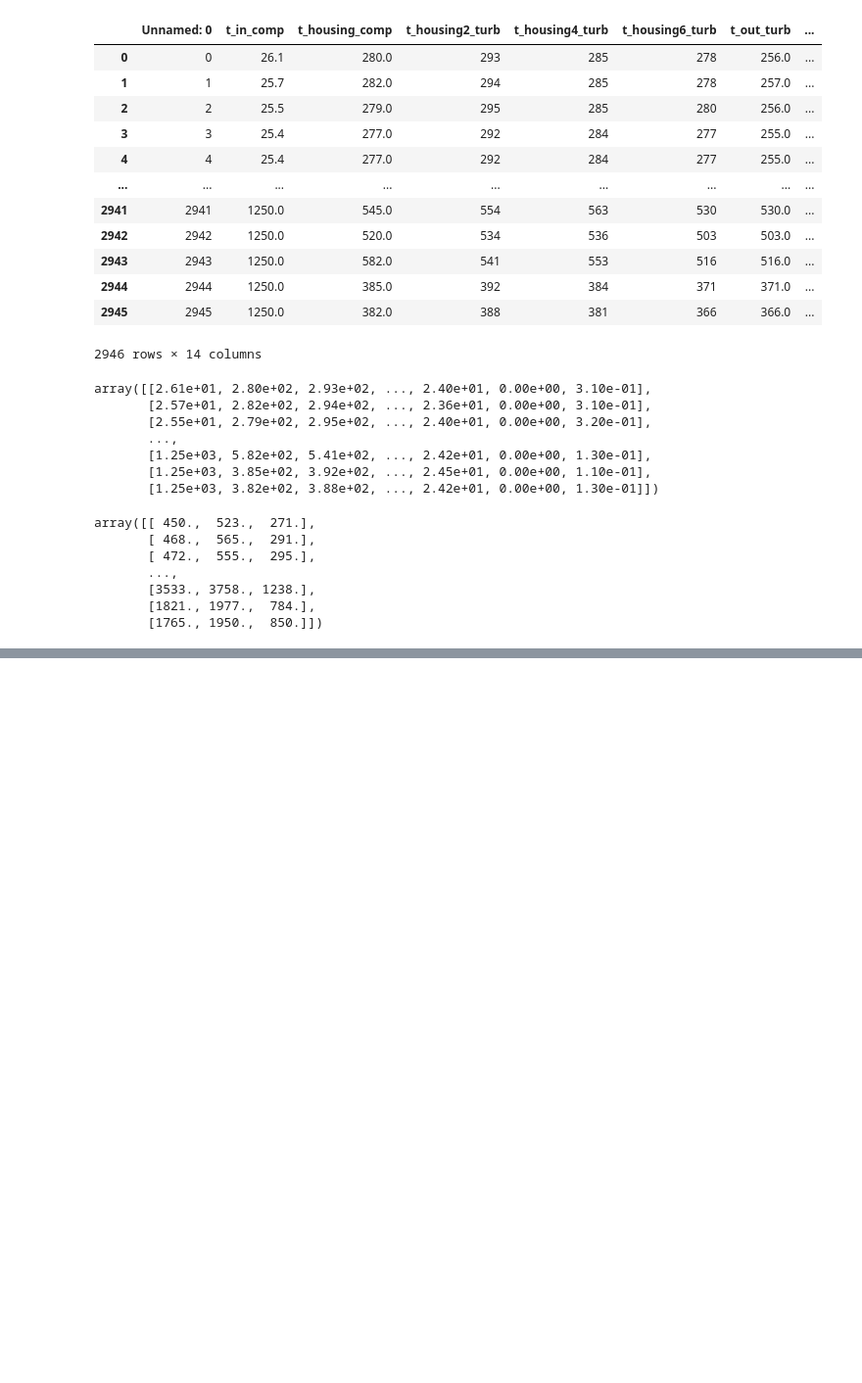
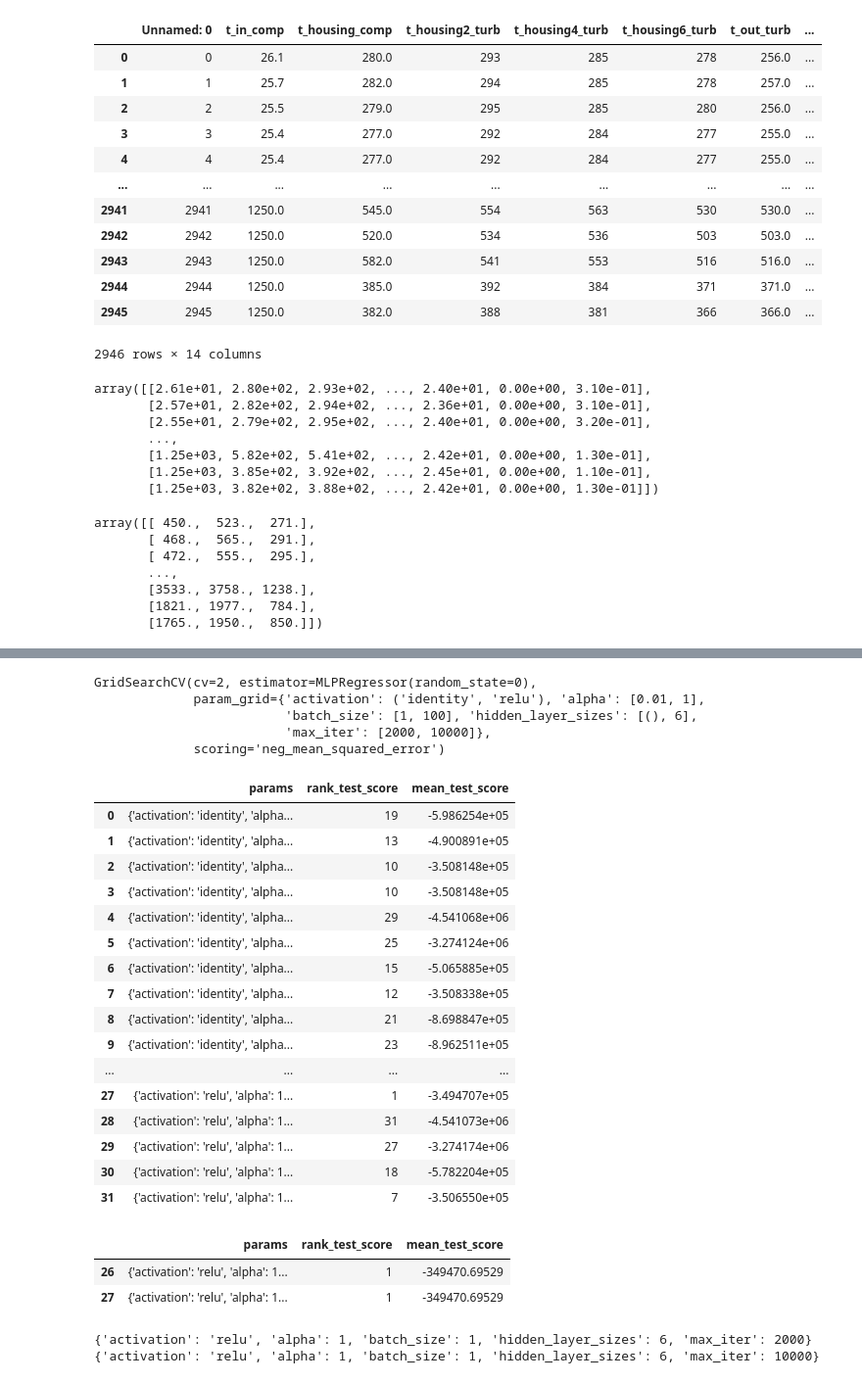
Before and after one commit to qgerman2/ml_labs, a Jupyter notebook: lab4_mati.ipynb, the cells around one changed output, grey strips where cells are left out. Shown at 98% size. Drawn from its saved outputs; the diff is of its cells as text; code cells hidden in the pictures; blank space fills up the shorter version.

```diff
--- a/lab4_mati.ipynb
+++ b/lab4_mati.ipynb
@@ -140,8 +140,44 @@ X_test_scaled = scaler.transform(X_test)
 # %%
 clf = MLPRegressor(random_state=0)
 clf.fit(X_train_scaled,y_train)
-parameters = {'max_iter':[20000, 100000], 'hidden_layer_sizes':[(), (6)], 'activation':('identity', 'tanh'), 'alpha':[0.01, 1],'batch_size':[1,10]}
+parameters = {'max_iter':[2000, 10000], 'hidden_layer_sizes':[(), (6)], 'activation':('identity', 'relu'), 'alpha':[0.01, 1],'batch_size':[1,100]}
 gridcv = GridSearchCV(clf, parameters, scoring='neg_mean_squared_error', cv=2)
 gridcv.fit(X_train_scaled, y_train)
-y_train_predict = gridcv.predict(X_train_scaled)
-y_test_predict = gridcv.predict(X_test_scaled)
+# %% [output]
+GridSearchCV(cv=2, estimator=MLPRegressor(random_state=0),
+             param_grid={'activation': ('identity', 'relu'), 'alpha': [0.01, 1],
+                         'batch_size': [1, 100], 'hidden_layer_sizes': [(), 6],
+                         'max_iter': [2000, 10000]},
+             scoring='neg_mean_squared_error')
+# %%
+mydict = {'params':gridcv.cv_results_['params'], 'rank_test_score':gridcv.cv_results_['rank_test_score'], 'mean_test_score':gridcv.cv_results_['mean_test_score']}
+mydata = pd.DataFrame.from_dict(mydict)
+display(mydata)
+display(mydata[mydata.rank_test_score == 1])
+print(mydata.iloc[26]['params'])
+print(mydata.iloc[27]['params'])
+#y_train_predict = gridcv.predict(X_train_scaled)
+#y_test_predict = gridcv.predict(X_test_scaled)
+# %% [output]
+|  | params | rank_test_score | mean_test_score |
+| 0 | {'activation': 'identity', 'alpha... | 19 | -5.986254e+05 |
+| 1 | {'activation': 'identity', 'alpha... | 13 | -4.900891e+05 |
+| 2 | {'activation': 'identity', 'alpha... | 10 | -3.508148e+05 |
+| 3 | {'activation': 'identity', 'alpha... | 10 | -3.508148e+05 |
+| 4 | {'activation': 'identity', 'alpha... | 29 | -4.541068e+06 |
+| 5 | {'activation': 'identity', 'alpha... | 25 | -3.274124e+06 |
+| 6 | {'activation': 'identity', 'alpha... | 15 | -5.065885e+05 |
+| 7 | {'activation': 'identity', 'alpha... | 12 | -3.508338e+05 |
+| 8 | {'activation': 'identity', 'alpha... | 21 | -8.698847e+05 |
+| 9 | {'activation': 'identity', 'alpha... | 23 | -8.962511e+05 |
+| ... | ... | ... | ... |
+| 27 | {'activation': 'relu', 'alpha': 1... | 1 | -3.494707e+05 |
+| 28 | {'activation': 'relu', 'alpha': 1... | 31 | -4.541073e+06 |
+| 29 | {'activation': 'relu', 'alpha': 1... | 27 | -3.274174e+06 |
+| 30 | {'activation': 'relu', 'alpha': 1... | 18 | -5.782204e+05 |
+| 31 | {'activation': 'relu', 'alpha': 1... | 7 | -3.506550e+05 |
+|  | params | rank_test_score | mean_test_score |
+| 26 | {'activation': 'relu', 'alpha': 1... | 1 | -349470.69529 |
+| 27 | {'activation': 'relu', 'alpha': 1... | 1 | -349470.69529 |
+{'activation': 'relu', 'alpha': 1, 'batch_size': 1, 'hidden_layer_sizes': 6, 'max_iter': 2000}
+{'activation': 'relu', 'alpha': 1, 'batch_size': 1, 'hidden_layer_sizes': 6, 'max_iter': 10000}
```
Also changed, not shown: parts of 4 cells of this notebook.
